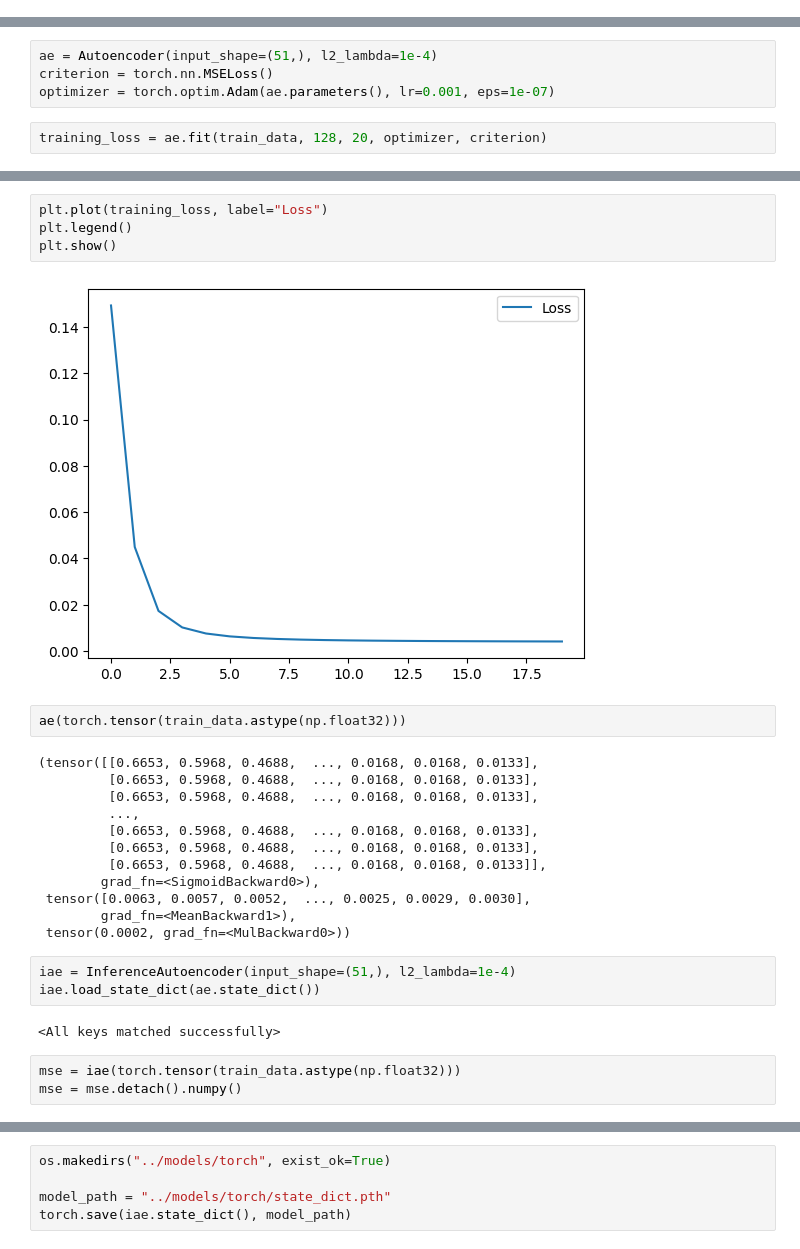
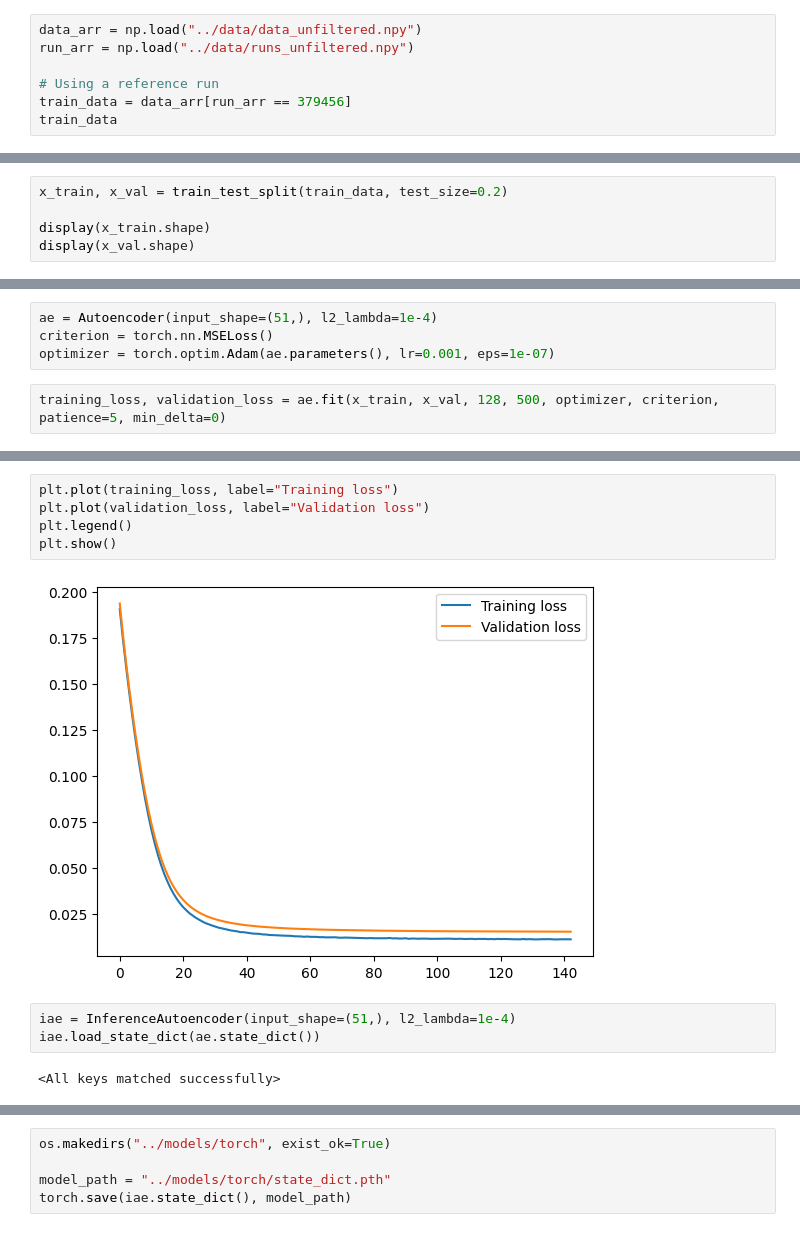
Before and after one commit to gabrielmscampos/ml_examples, a Jupyter notebook: notebooks/pytorch.ipynb, the cells around one changed output, grey strips where cells are left out. Drawn from its saved outputs; the diff is of its cells as text.

Commit message:
feat: improve pytorch model, fix l2 regularization on activation outputs insted of linear weights, train with only reference run data and plot MSE for all other runs

```diff
--- a/notebooks/pytorch.ipynb
+++ b/notebooks/pytorch.ipynb
@@ -7,0 +9,7 @@ from torch.utils.data import DataLoader
+# %%
+data_arr = np.load("../data/data_unfiltered.npy")
+run_arr = np.load("../data/runs_unfiltered.npy")
+
+# Using a reference run
+train_data = data_arr[run_arr == 379456]
+train_data
@@ -7,0 +24,5 @@ from torch.utils.data import DataLoader
+# %%
+x_train, x_val = train_test_split(train_data, test_size=0.2)
+
+display(x_train.shape)
+display(x_val.shape)
@@ -114,5 +155,5 @@ ae = Autoencoder(input_shape=(51,), l2_lambda=1e-4)
 criterion = torch.nn.MSELoss()
 optimizer = torch.optim.Adam(ae.parameters(), lr=0.001, eps=1e-07)
 # %%
-training_loss = ae.fit(train_data, 128, 20, optimizer, criterion)
+training_loss, validation_loss = ae.fit(x_train, x_val, 128, 500, optimizer, criterion, patience=5, min_delta=0)
 # %% [output]
@@ -139,28 +177,12 @@ Epoch [20/20] (avg 89 steps), decoder loss: 0.0041, total loss: 0.0041
 # %%
-plt.plot(training_loss, label="Loss")
+plt.plot(training_loss, label="Training loss")
+plt.plot(validation_loss, label="Validation loss")
 plt.legend()
 plt.show()
 # %% [output]
-[figure, old version]
+[figure, new version]
-# %%
-ae(torch.tensor(train_data.astype(np.float32)))
-# %% [output]
-(tensor([[0.6653, 0.5968, 0.4688,  ..., 0.0168, 0.0168, 0.0133],
-         [0.6653, 0.5968, 0.4688,  ..., 0.0168, 0.0168, 0.0133],
-         [0.6653, 0.5968, 0.4688,  ..., 0.0168, 0.0168, 0.0133],
-         ...,
-         [0.6653, 0.5968, 0.4688,  ..., 0.0168, 0.0168, 0.0133],
-         [0.6653, 0.5968, 0.4688,  ..., 0.0168, 0.0168, 0.0133],
-         [0.6653, 0.5968, 0.4688,  ..., 0.0168, 0.0168, 0.0133]],
-        grad_fn=<SigmoidBackward0>),
- tensor([0.0063, 0.0057, 0.0052,  ..., 0.0025, 0.0029, 0.0030],
-        grad_fn=<MeanBackward1>),
- tensor(0.0002, grad_fn=<MulBackward0>))
 # %%
 iae = InferenceAutoencoder(input_shape=(51,), l2_lambda=1e-4)
 iae.load_state_dict(ae.state_dict())
 # %% [output]
 <All keys matched successfully>
-# %%
-mse = iae(torch.tensor(train_data.astype(np.float32)))
-mse = mse.detach().numpy()
```
Also changed, not shown: parts of 9 cells of this notebook.
